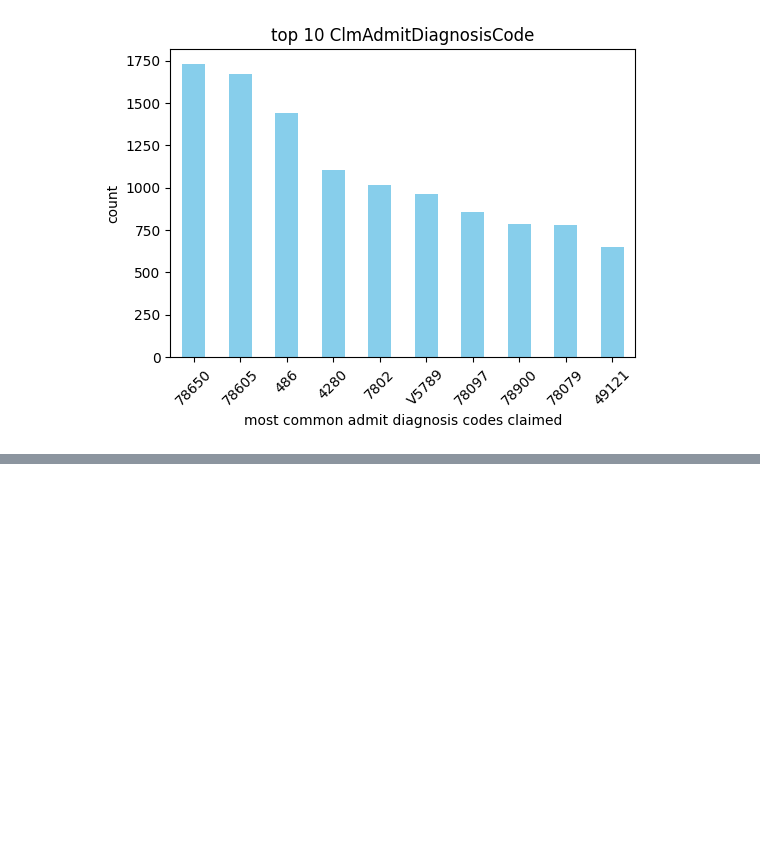
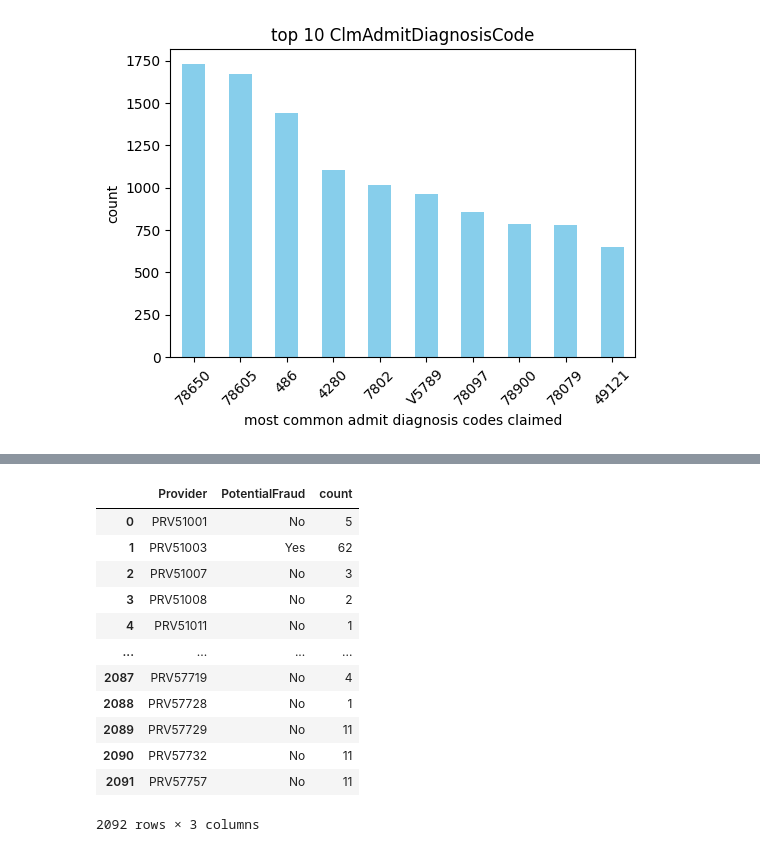
Before and after one commit to ChTomer/MyCapstone, a Jupyter notebook: HealthCareFraudProjectPitch/2inpatiant.ipynb, the cells around one changed output, grey strips where cells are left out. Cells and saved outputs as stored; diff of their text form; code cells hidden in the pictures; blank space fills up the shorter version.

```diff
--- a/HealthCareFraudProjectPitch/2inpatiant.ipynb
+++ b/HealthCareFraudProjectPitch/2inpatiant.ipynb
@@ -699,0 +725,17 @@ plt.show()
+# %%
+test1= inpatient_and_train.groupby('Provider')['PotentialFraud'].value_counts().reset_index()
+test1
+# %% [output]
+|  | Provider | PotentialFraud | count |
+| 0 | PRV51001 | No | 5 |
+| 1 | PRV51003 | Yes | 62 |
+| 2 | PRV51007 | No | 3 |
+| 3 | PRV51008 | No | 2 |
+| 4 | PRV51011 | No | 1 |
+| ... | ... | ... | ... |
+| 2087 | PRV57719 | No | 4 |
+| 2088 | PRV57728 | No | 1 |
+| 2089 | PRV57729 | No | 11 |
+| 2090 | PRV57732 | No | 11 |
+| 2091 | PRV57757 | No | 11 |
+2092 rows × 3 columns
```
Also changed, not shown: parts of 12 cells of this notebook, 2 other files.
